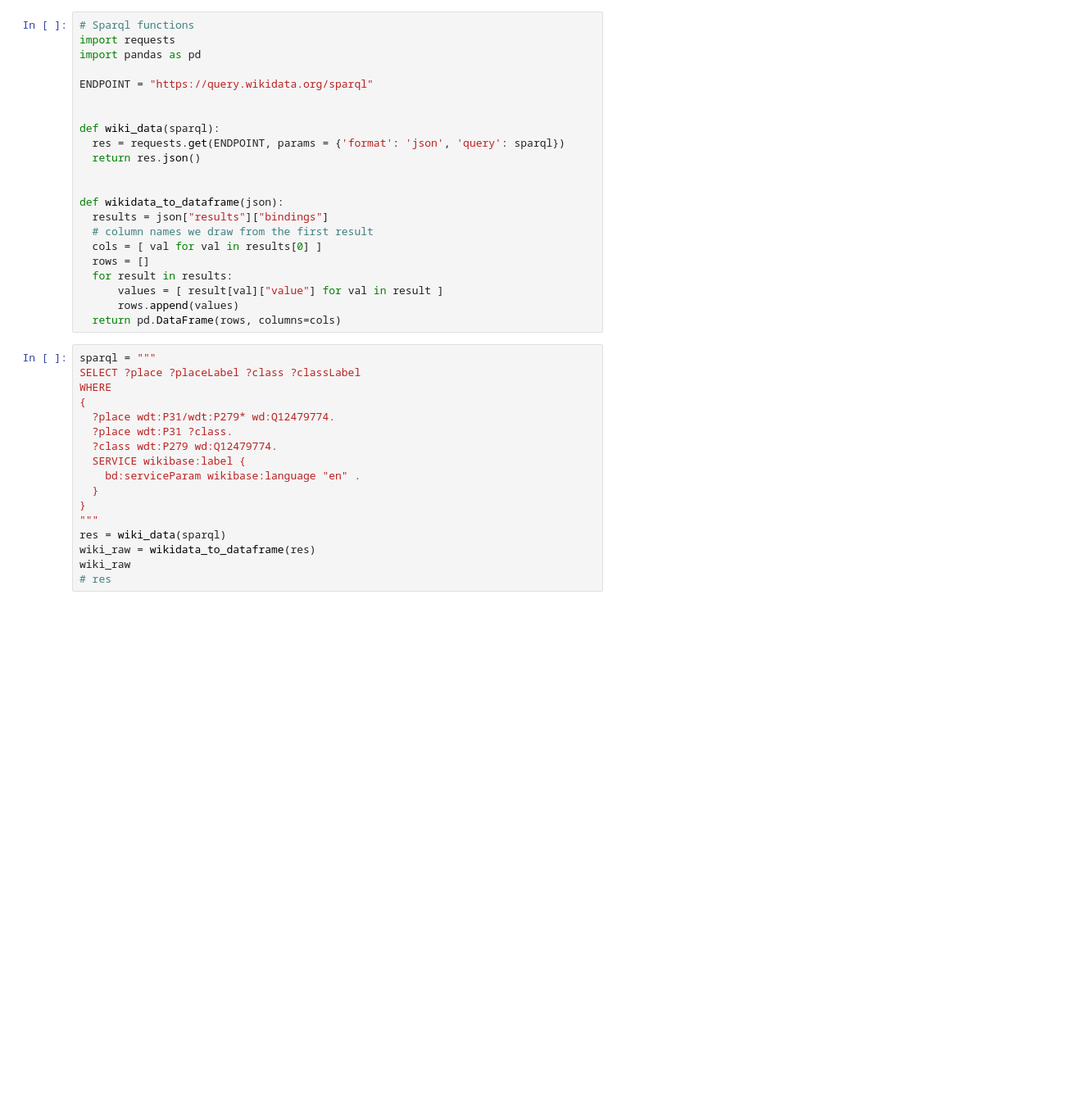
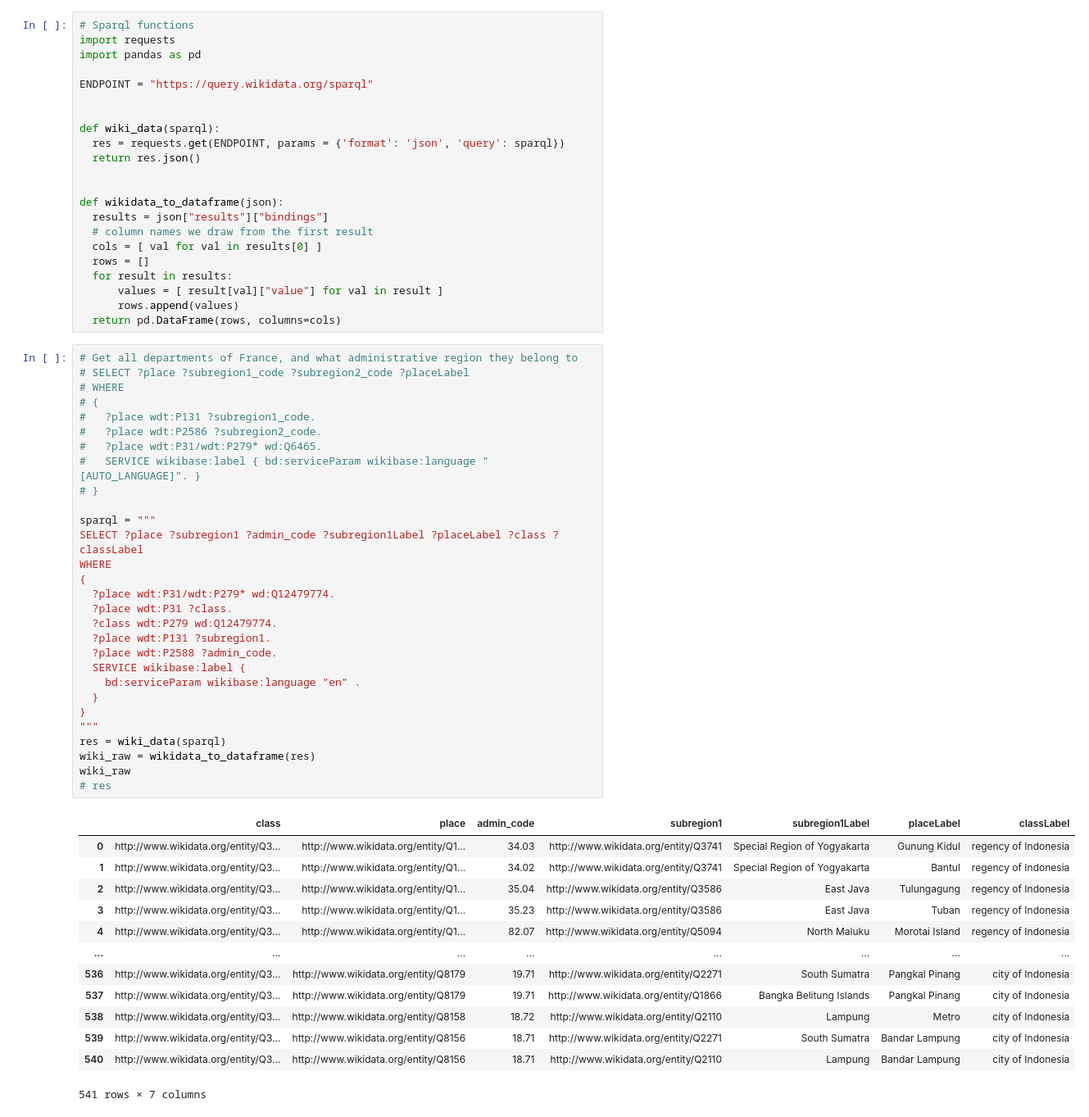
Before and after one commit to dhan16/colabs, a Jupyter notebook: covid19opendata/WikiData.ipynb, the cells around one changed output. Shown at 82% size. Saved outputs shown, nothing was run; the diff lists cells and outputs as text; blank space fills up the shorter version.

```diff
--- a/covid19opendata/WikiData.ipynb
+++ b/covid19opendata/WikiData.ipynb
@@ -25,19 +25,45 @@ def wikidata_to_dataframe(json):
       rows.append(values)
   return pd.DataFrame(rows, columns=cols)
 # %%
+# Get all departments of France, and what administrative region they belong to
+# SELECT ?place ?subregion1_code ?subregion2_code ?placeLabel
+# WHERE
+# {
+#   ?place wdt:P131 ?subregion1_code.
+#   ?place wdt:P2586 ?subregion2_code.
+#   ?place wdt:P31/wdt:P279* wd:Q6465.
+#   SERVICE wikibase:label { bd:serviceParam wikibase:language "[AUTO_LANGUAGE]". }
+# }
+
 sparql = """
-SELECT ?place ?placeLabel ?class ?classLabel
+SELECT ?place ?subregion1 ?admin_code ?subregion1Label ?placeLabel ?class ?classLabel
 WHERE
 {
   ?place wdt:P31/wdt:P279* wd:Q12479774.
   ?place wdt:P31 ?class.
   ?class wdt:P279 wd:Q12479774.
+  ?place wdt:P131 ?subregion1.
+  ?place wdt:P2588 ?admin_code.
   SERVICE wikibase:label {
     bd:serviceParam wikibase:language "en" .
   }
 }
 """
 res = wiki_data(sparql)
 wiki_raw = wikidata_to_dataframe(res)
 wiki_raw
 # res
+# %% [output]
+|  | class | place | admin_code | subregion1 | subregion1Label | placeLabel | classLabel |
+| 0 | http://www.wikidata.org/entity/Q3... | http://www.wikidata.org/entity/Q1... | 34.03 | http://www.wikidata.org/entity/Q3741 | Special Region of Yogyakarta | Gunung Kidul | regency of Indonesia |
+| 1 | http://www.wikidata.org/entity/Q3... | http://www.wikidata.org/entity/Q1... | 34.02 | http://www.wikidata.org/entity/Q3741 | Special Region of Yogyakarta | Bantul | regency of Indonesia |
+| 2 | http://www.wikidata.org/entity/Q3... | http://www.wikidata.org/entity/Q1... | 35.04 | http://www.wikidata.org/entity/Q3586 | East Java | Tulungagung | regency of Indonesia |
+| 3 | http://www.wikidata.org/entity/Q3... | http://www.wikidata.org/entity/Q1... | 35.23 | http://www.wikidata.org/entity/Q3586 | East Java | Tuban | regency of Indonesia |
+| 4 | http://www.wikidata.org/entity/Q3... | http://www.wikidata.org/entity/Q1... | 82.07 | http://www.wikidata.org/entity/Q5094 | North Maluku | Morotai Island | regency of Indonesia |
+| ... | ... | ... | ... | ... | ... | ... | ... |
+| 536 | http://www.wikidata.org/entity/Q3... | http://www.wikidata.org/entity/Q8179 | 19.71 | http://www.wikidata.org/entity/Q2271 | South Sumatra | Pangkal Pinang | city of Indonesia |
+| 537 | http://www.wikidata.org/entity/Q3... | http://www.wikidata.org/entity/Q8179 | 19.71 | http://www.wikidata.org/entity/Q1866 | Bangka Belitung Islands | Pangkal Pinang | city of Indonesia |
+| 538 | http://www.wikidata.org/entity/Q3... | http://www.wikidata.org/entity/Q8158 | 18.72 | http://www.wikidata.org/entity/Q2110 | Lampung | Metro | city of Indonesia |
+| 539 | http://www.wikidata.org/entity/Q3... | http://www.wikidata.org/entity/Q8156 | 18.71 | http://www.wikidata.org/entity/Q2271 | South Sumatra | Bandar Lampung | city of Indonesia |
+| 540 | http://www.wikidata.org/entity/Q3... | http://www.wikidata.org/entity/Q8156 | 18.71 | http://www.wikidata.org/entity/Q2110 | Lampung | Bandar Lampung | city of Indonesia |
+541 rows × 7 columns
```
Also changed, not shown: parts of 7 cells of this notebook.
